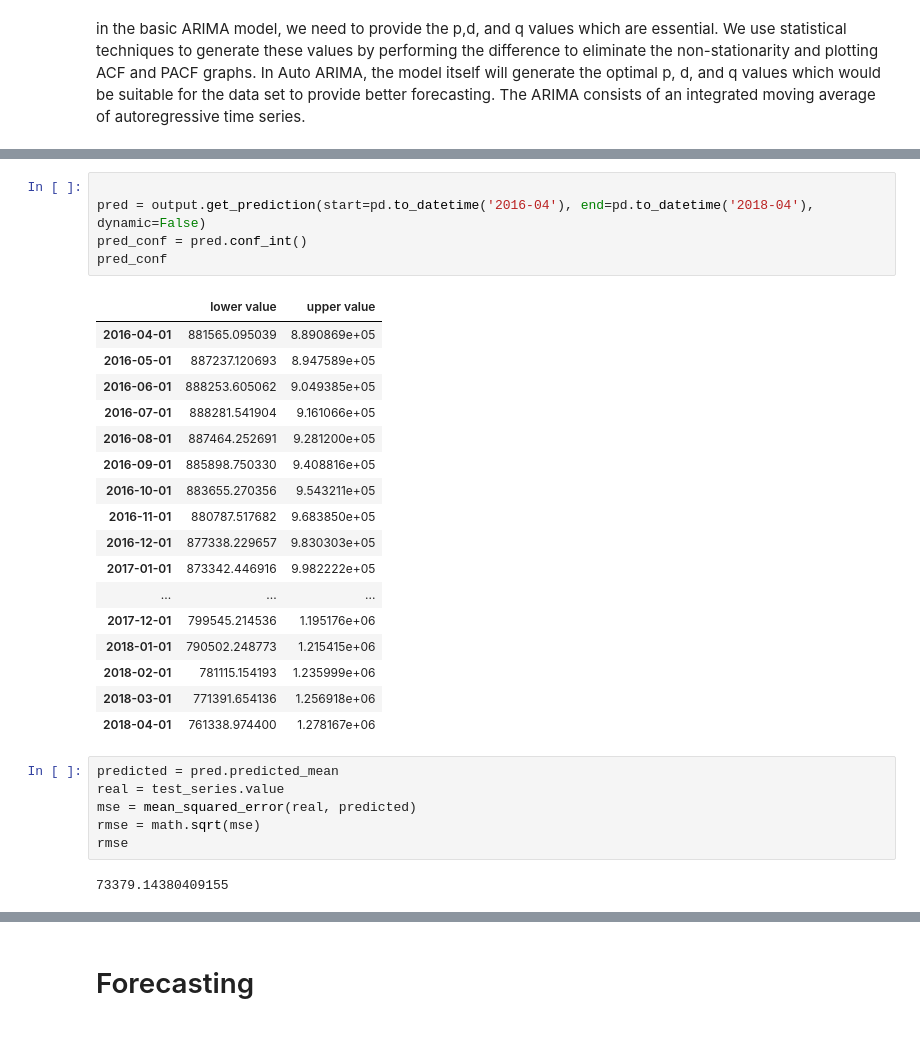
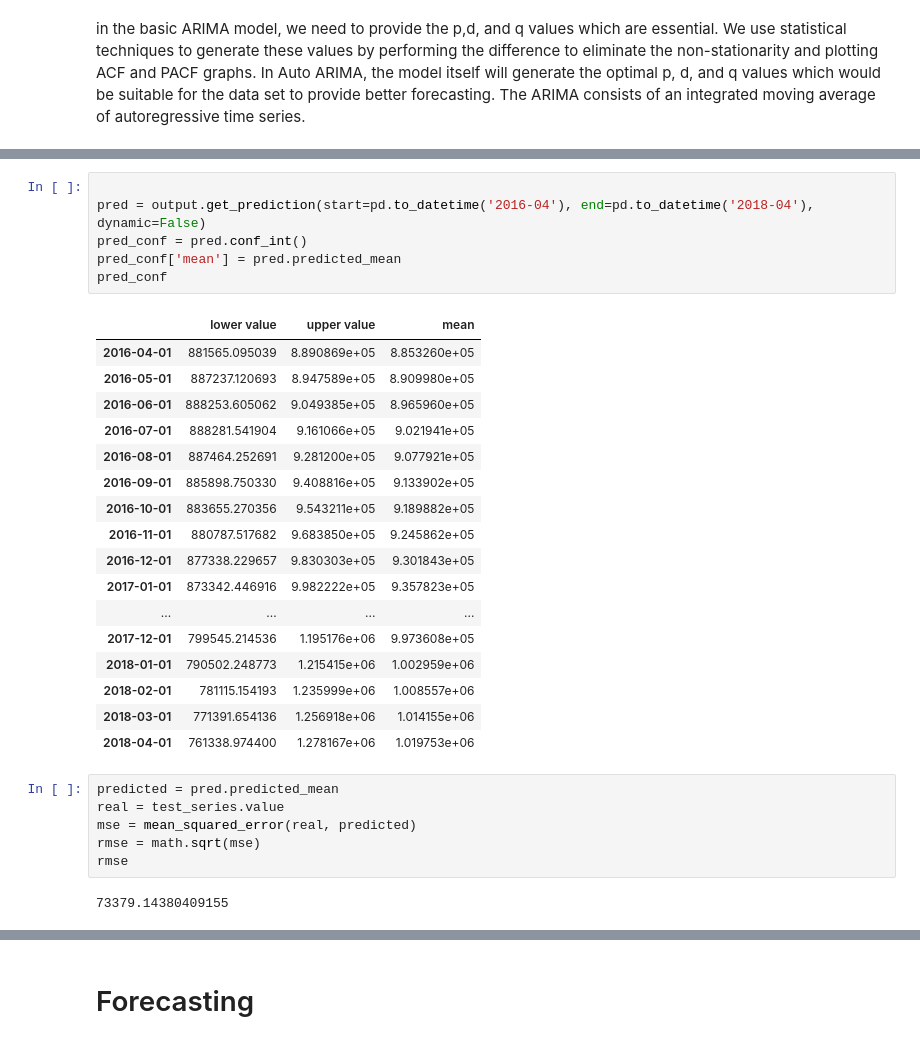
Before and after one commit to lalynjay/Time_series_analysis, a Jupyter notebook: Time_series_analysis.ipynb, the cells around one changed output, grey strips where cells are left out. Cells and saved outputs as stored; diff of their text form.

```diff
--- a/Time_series_analysis.ipynb
+++ b/Time_series_analysis.ipynb
@@ -576,34 +639,35 @@ sigma2      3.682e+06   6.83e+05      5.392      0.000    2.34e+06    5.02e+06
 # %%
 
 pred = output.get_prediction(start=pd.to_datetime('2016-04'), end=pd.to_datetime('2018-04'), dynamic=False)
 pred_conf = pred.conf_int()
+pred_conf['mean'] = pred.predicted_mean
 pred_conf
 # %% [output]
-|  | lower value | upper value |
-| 2016-04-01 | 881565.095039 | 8.890869e+05 |
-| 2016-05-01 | 887237.120693 | 8.947589e+05 |
-| 2016-06-01 | 888253.605062 | 9.049385e+05 |
-| 2016-07-01 | 888281.541904 | 9.161066e+05 |
-| 2016-08-01 | 887464.252691 | 9.281200e+05 |
-| 2016-09-01 | 885898.750330 | 9.408816e+05 |
-| 2016-10-01 | 883655.270356 | 9.543211e+05 |
-| 2016-11-01 | 880787.517682 | 9.683850e+05 |
-| 2016-12-01 | 877338.229657 | 9.830303e+05 |
-| 2017-01-01 | 873342.446916 | 9.982222e+05 |
-| ... | ... | ... |
-| 2017-12-01 | 799545.214536 | 1.195176e+06 |
-| 2018-01-01 | 790502.248773 | 1.215415e+06 |
-| 2018-02-01 | 781115.154193 | 1.235999e+06 |
-| 2018-03-01 | 771391.654136 | 1.256918e+06 |
-| 2018-04-01 | 761338.974400 | 1.278167e+06 |
+|  | lower value | upper value | mean |
+| 2016-04-01 | 881565.095039 | 8.890869e+05 | 8.853260e+05 |
+| 2016-05-01 | 887237.120693 | 8.947589e+05 | 8.909980e+05 |
+| 2016-06-01 | 888253.605062 | 9.049385e+05 | 8.965960e+05 |
+| 2016-07-01 | 888281.541904 | 9.161066e+05 | 9.021941e+05 |
+| 2016-08-01 | 887464.252691 | 9.281200e+05 | 9.077921e+05 |
+| 2016-09-01 | 885898.750330 | 9.408816e+05 | 9.133902e+05 |
+| 2016-10-01 | 883655.270356 | 9.543211e+05 | 9.189882e+05 |
+| 2016-11-01 | 880787.517682 | 9.683850e+05 | 9.245862e+05 |
+| 2016-12-01 | 877338.229657 | 9.830303e+05 | 9.301843e+05 |
+| 2017-01-01 | 873342.446916 | 9.982222e+05 | 9.357823e+05 |
+| ... | ... | ... | ... |
+| 2017-12-01 | 799545.214536 | 1.195176e+06 | 9.973608e+05 |
+| 2018-01-01 | 790502.248773 | 1.215415e+06 | 1.002959e+06 |
+| 2018-02-01 | 781115.154193 | 1.235999e+06 | 1.008557e+06 |
+| 2018-03-01 | 771391.654136 | 1.256918e+06 | 1.014155e+06 |
+| 2018-04-01 | 761338.974400 | 1.278167e+06 | 1.019753e+06 |
-# %%
-predicted = pred.predicted_mean
-real = test_series.value
-mse = mean_squared_error(real, predicted)
-rmse = math.sqrt(mse)
-rmse
-# %% [output]
-73379.14380409155
+# %%
+predicted = pred.predicted_mean
+real = test_series.value
+mse = mean_squared_error(real, predicted)
+rmse = math.sqrt(mse)
+rmse
+# %% [output]
+73379.14380409155
 # %%
 # Plot real vs predicted values along with confidence interval
 
```
Also changed, not shown: parts of 77 cells of this notebook.
